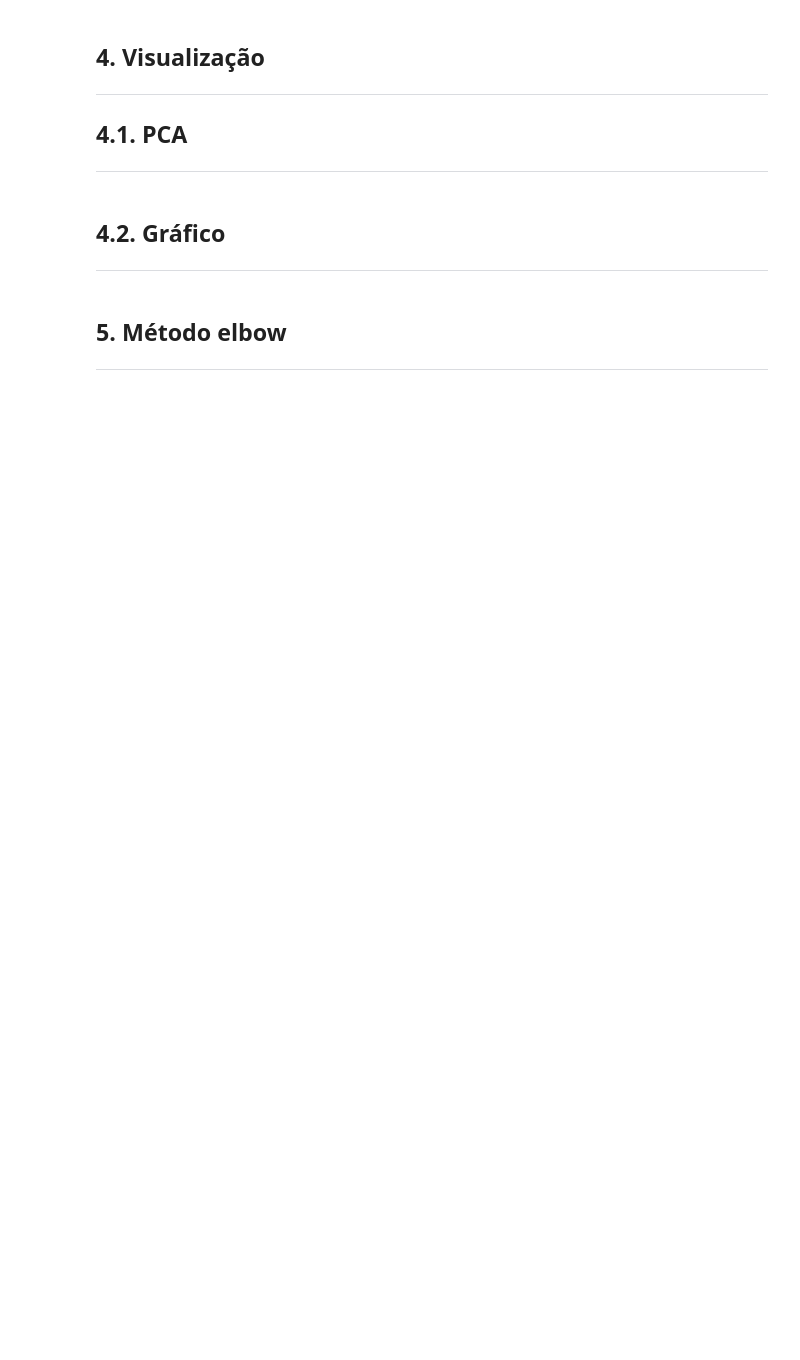
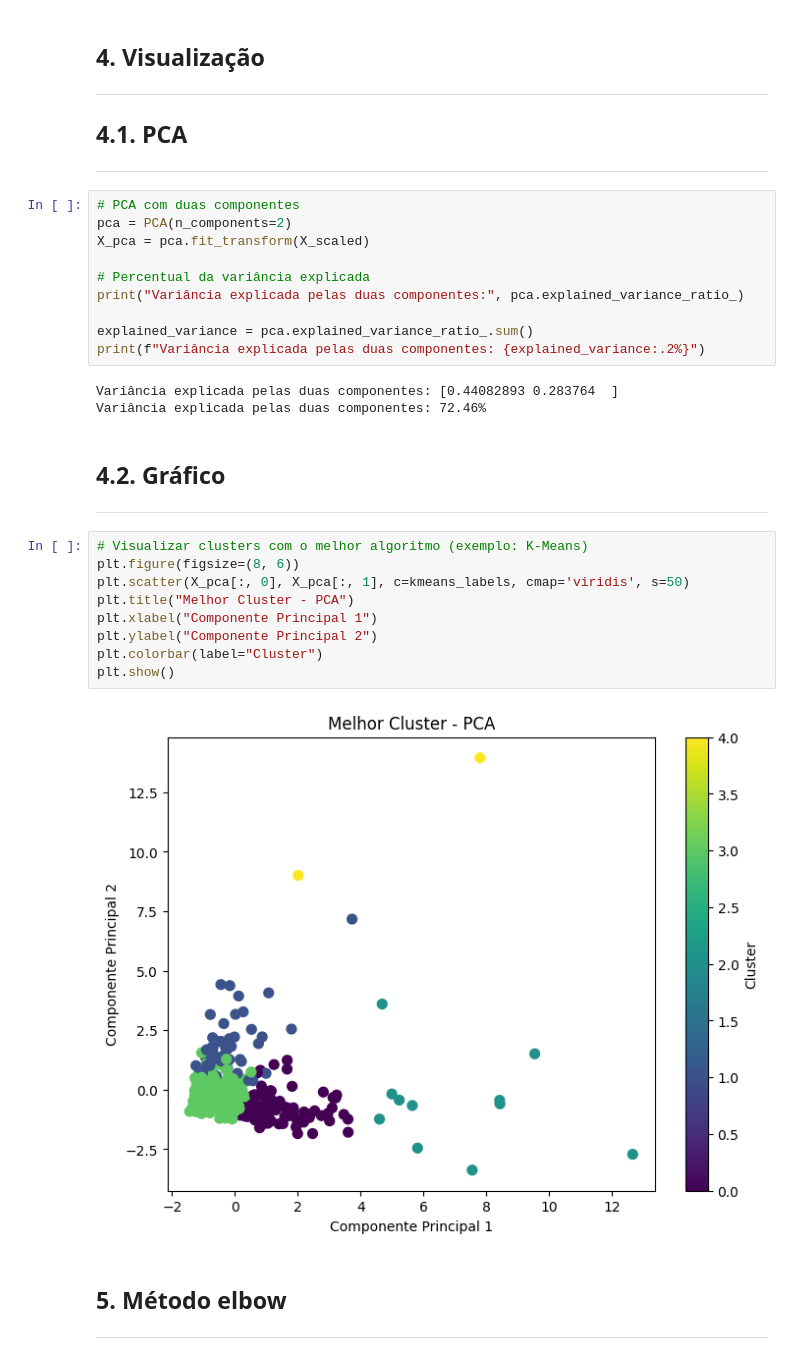
Before and after one commit to KesleyJS/TrabalhoML, a Jupyter notebook: Lista03/Lista3.ipynb, the cells around one changed output. Drawn from its saved outputs; the diff is of its cells as text; blank space fills up the shorter version.

```diff
--- a/Lista03/Lista3.ipynb
+++ b/Lista03/Lista3.ipynb
@@ -80,9 +182,33 @@ df = pd.read_csv('../dataset/WholesaleCustomers.csv')
 ---------------------------
 ## 4.1. PCA
 ---------------------------
+# %%
+# PCA com duas componentes
+pca = PCA(n_components=2)
+X_pca = pca.fit_transform(X_scaled)
+
+# Percentual da variância explicada
+print("Variância explicada pelas duas componentes:", pca.explained_variance_ratio_)
+
+explained_variance = pca.explained_variance_ratio_.sum()
+print(f"Variância explicada pelas duas componentes: {explained_variance:.2%}")
+# %% [output]
+Variância explicada pelas duas componentes: [0.44082893 0.283764  ]
+Variância explicada pelas duas componentes: 72.46%
 # %% [markdown]
 ## 4.2. Gráfico
 ---------------------------
+# %%
+# Visualizar clusters com o melhor algoritmo (exemplo: K-Means)
+plt.figure(figsize=(8, 6))
+plt.scatter(X_pca[:, 0], X_pca[:, 1], c=kmeans_labels, cmap='viridis', s=50)
+plt.title("Melhor Cluster - PCA")
+plt.xlabel("Componente Principal 1")
+plt.ylabel("Componente Principal 2")
+plt.colorbar(label="Cluster")
+plt.show()
+# %% [output]
+[figure, added]
 # %% [markdown]
 ## 5. Método elbow
 ---------------------------
```
Also changed, not shown: parts of 7 cells of this notebook.
